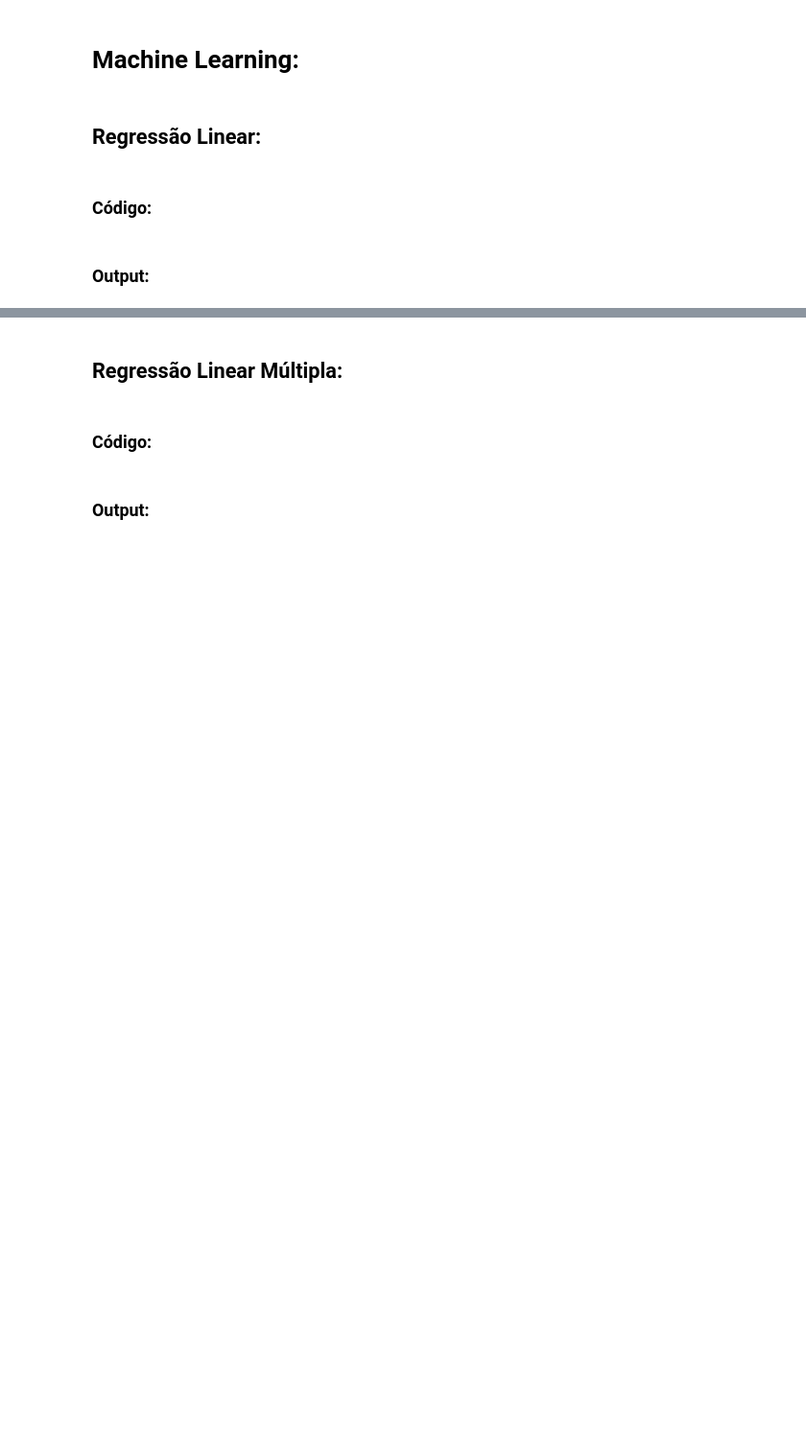
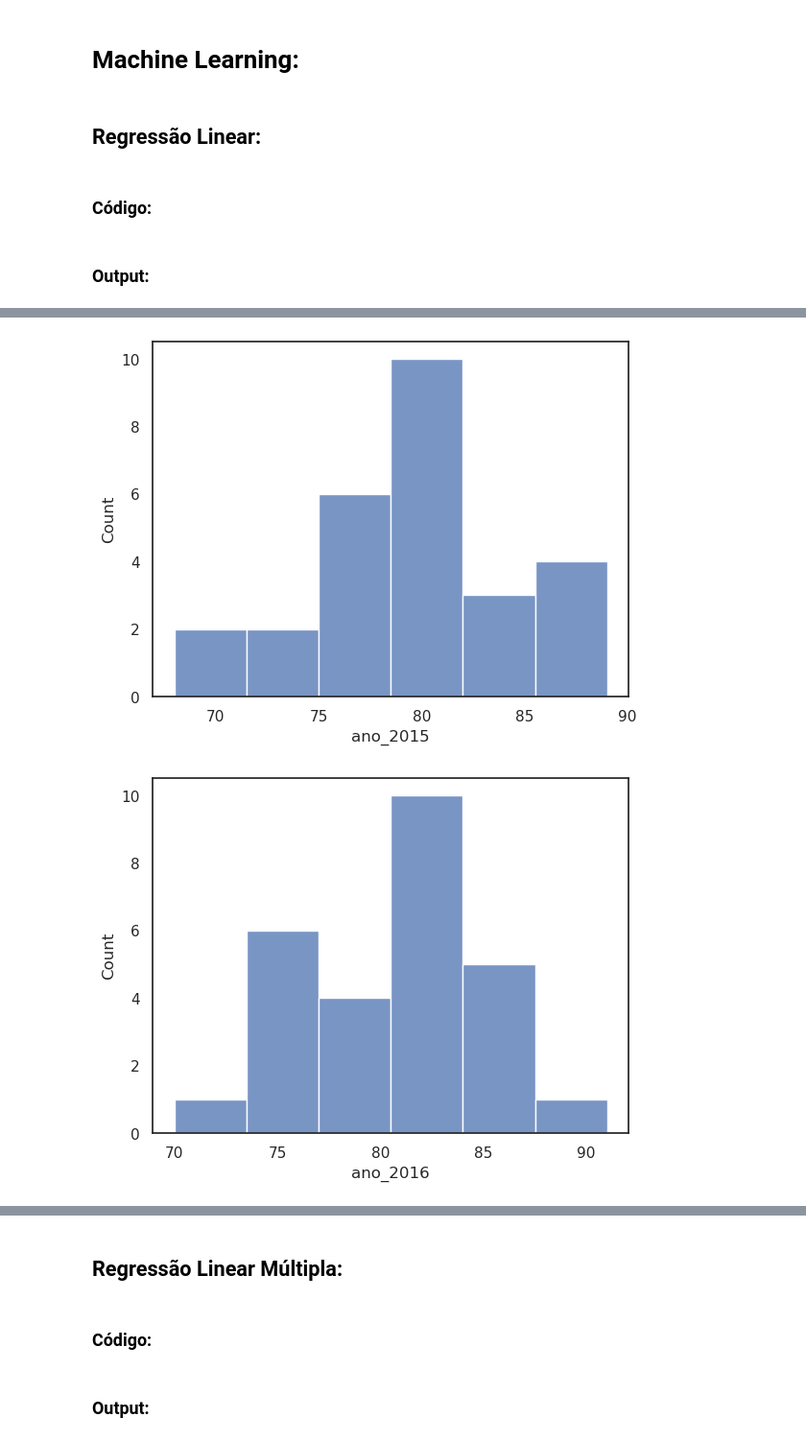
Before and after one commit to SamuelBarbosaDev/DataExpert, a Jupyter notebook: core/core/slots/7/main.ipynb, the cells around one changed output, grey strips where cells are left out. Shown: that part at 96% size. Saved outputs shown, nothing was run; the diff lists cells and outputs as text; code cells hidden in the pictures; blank space fills up the shorter version.

```diff
--- a/core/core/slots/7/main.ipynb
+++ b/core/core/slots/7/main.ipynb
@@ -37,0 +339,6 @@ if __name__ == '__main__':
+# %%
+for ano in ['ano_2015', 'ano_2016']:
+    exercícios_regressão_linear.verificando_a_distribuição(dataframe=df_alunos, coluna=ano)
+# %% [output]
+[figure, added]
+[figure, added]
```
Also changed, not shown: parts of 49 cells of this notebook, 5 other files.
